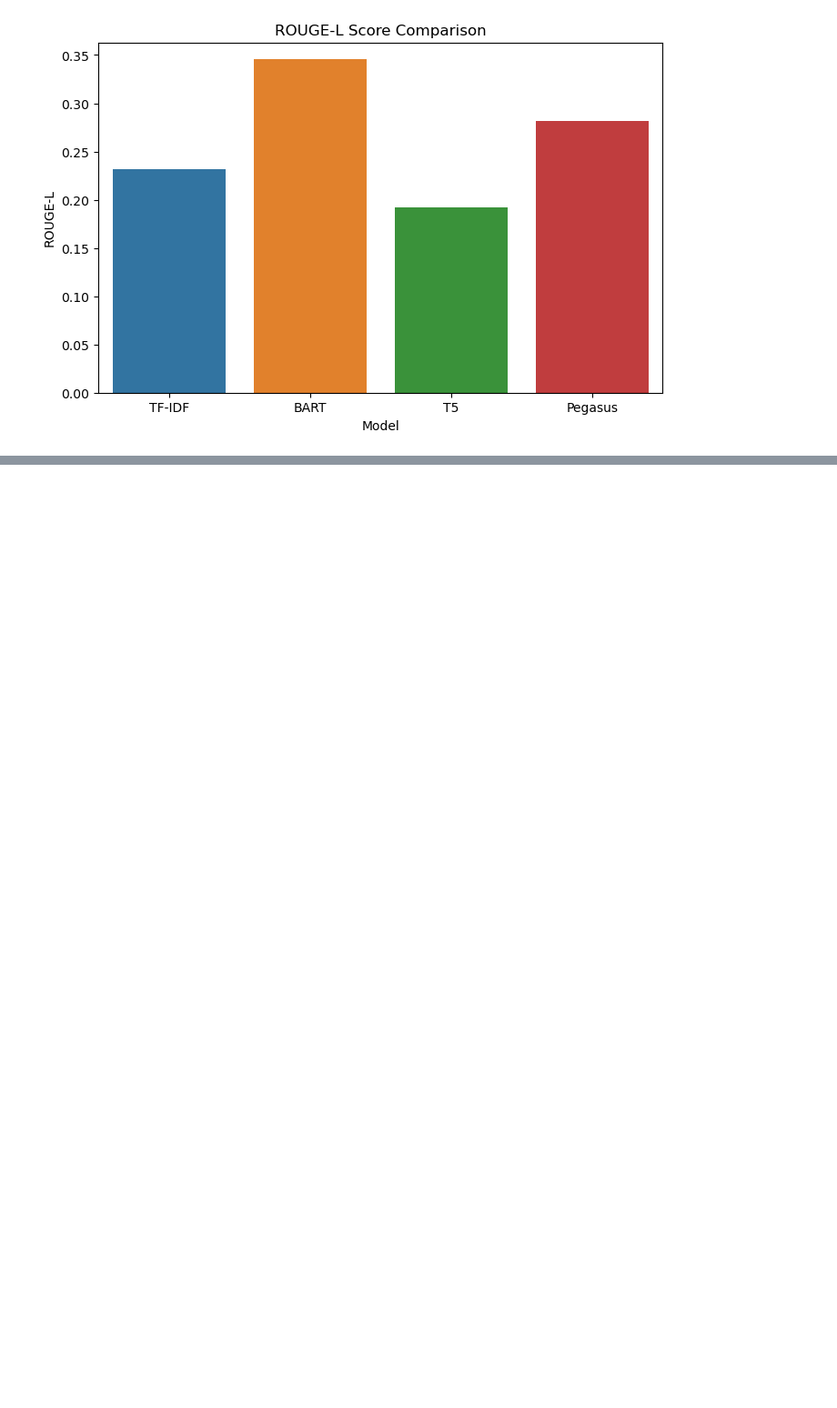
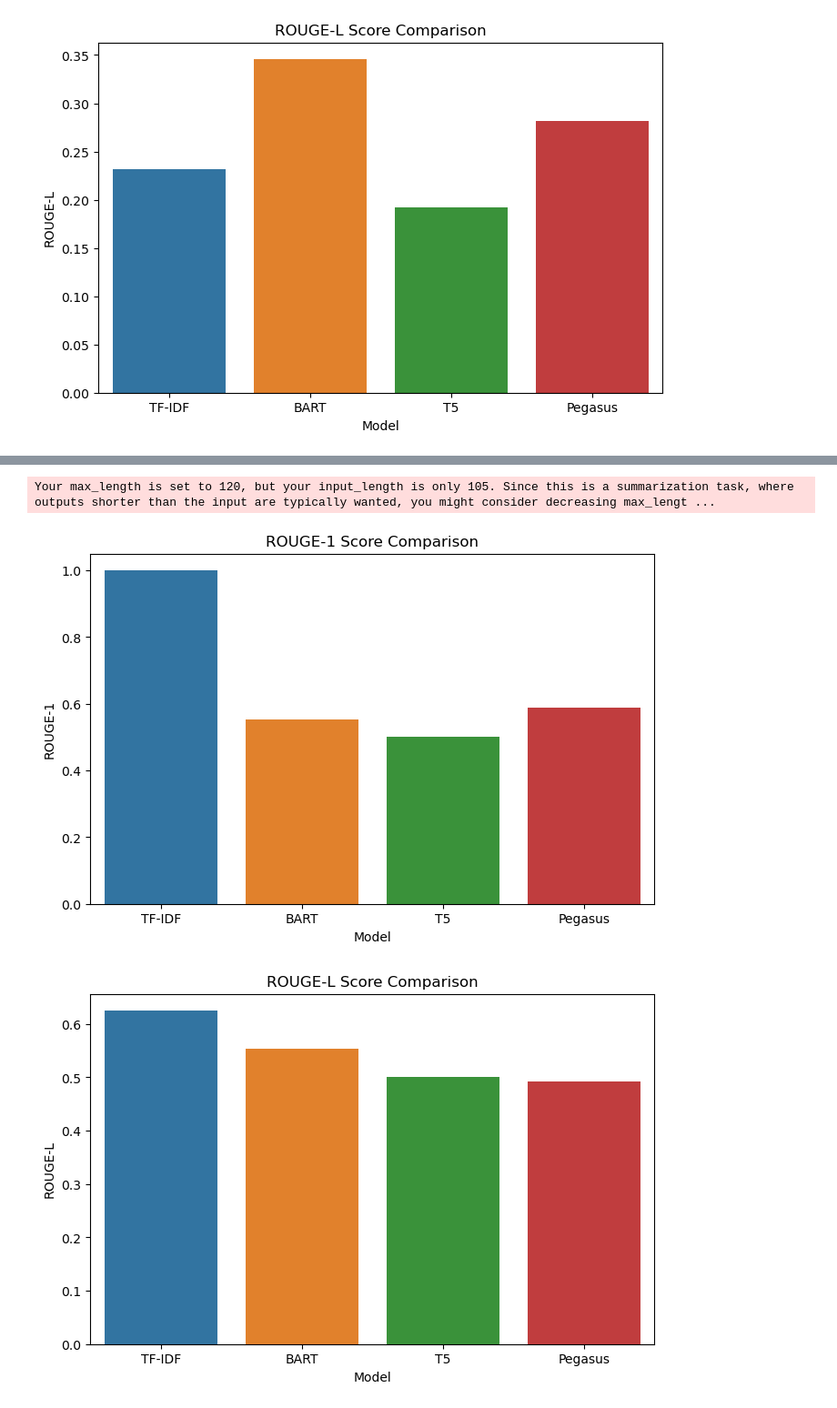
Before and after one commit to spandanaa10/ML_proj, a Jupyter notebook: text_summarization.ipynb, the cells around one changed output, grey strips where cells are left out. Shown: that part at 91% size. Saved outputs shown, nothing was run; the diff lists cells and outputs as text; code cells hidden in the pictures; blank space fills up the shorter version.

```diff
--- a/text_summarization.ipynb
+++ b/text_summarization.ipynb
@@ -297,0 +367,40 @@ plt.show()
+# %%
+#generating code to compare the rouge scores
+
+from rouge_score import rouge_scorer
+
+scorer = rouge_scorer.RougeScorer(['rouge1', 'rougeL'], use_stemmer=True)
+
+reference = reference_summary  # from your dataset
+tfidf = tfidf_summary(sample_text)
+bart = summarize_with_bart(sample_text)
+t5 = summarize_with_t5(sample_text)
+pegasus = summarize_with_pegasus(sample_text)
+
+# Compute scores
+scores = {
+    'TF-IDF': scorer.score(reference, tfidf),
+    'BART': scorer.score(reference, bart),
+    'T5': scorer.score(reference, t5),
+    'Pegasus': scorer.score(reference, pegasus)
+}
+
+rouge_df = pd.DataFrame({
+    'Model': scores.keys(),
+    'ROUGE-1': [s['rouge1'].fmeasure for s in scores.values()],
+    'ROUGE-L': [s['rougeL'].fmeasure for s in scores.values()]
+})
+
+plt.figure(figsize=(8,5))
+sns.barplot(data=rouge_df, x='Model', y='ROUGE-1')
+plt.title("ROUGE-1 Score Comparison")
+plt.show()
+
+plt.figure(figsize=(8,5))
+sns.barplot(data=rouge_df, x='Model', y='ROUGE-L')
+plt.title("ROUGE-L Score Comparison")
+plt.show()
+# %% [output]
+Your max_length is set to 120, but your input_length is only 105. Since this is a summarization task, where outputs shorter than the input are typically wanted, you might consider decreasing max_lengt ...
+[figure, added]
+[figure, added]
```
Also changed, not shown: parts of 1 cell of this notebook.
